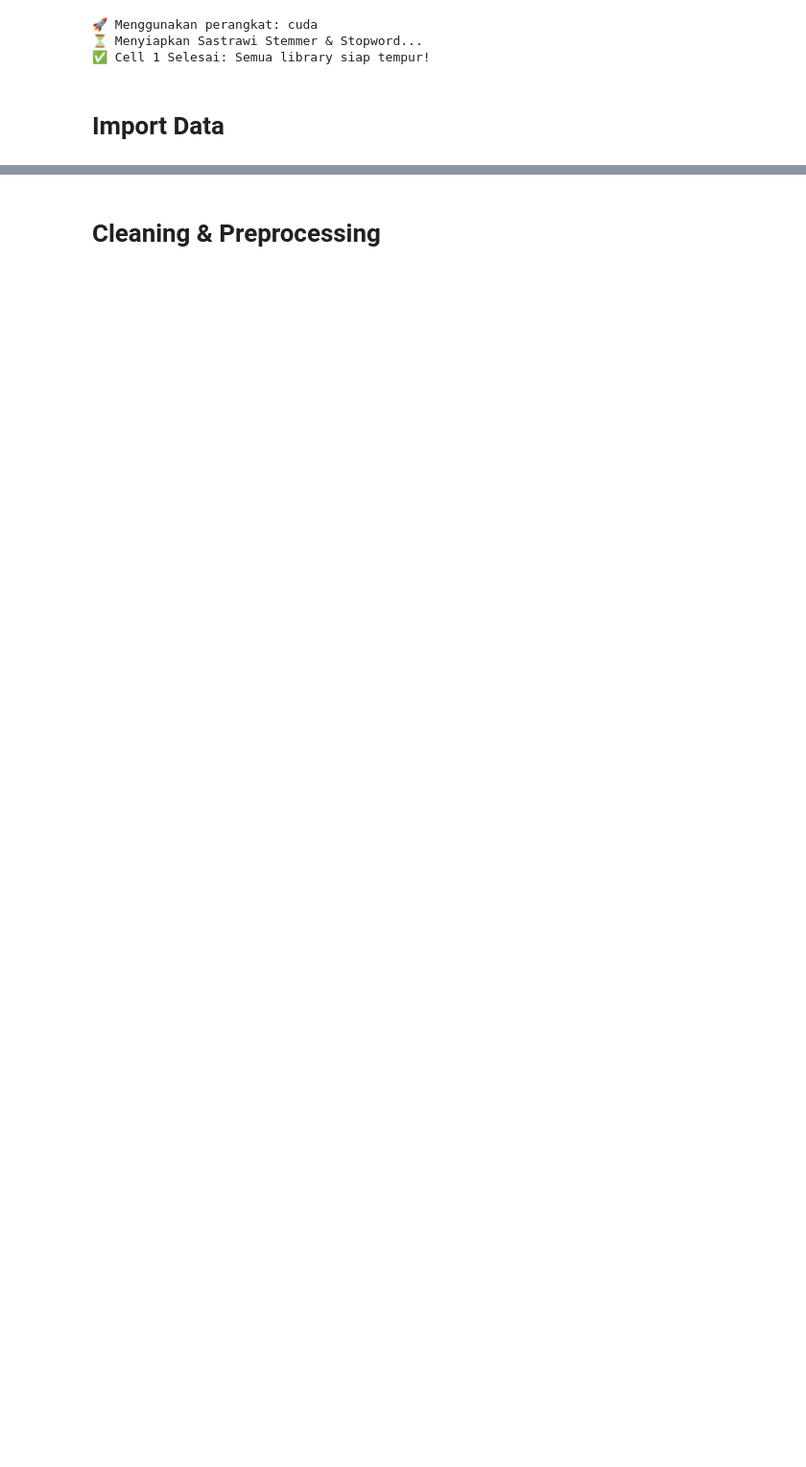
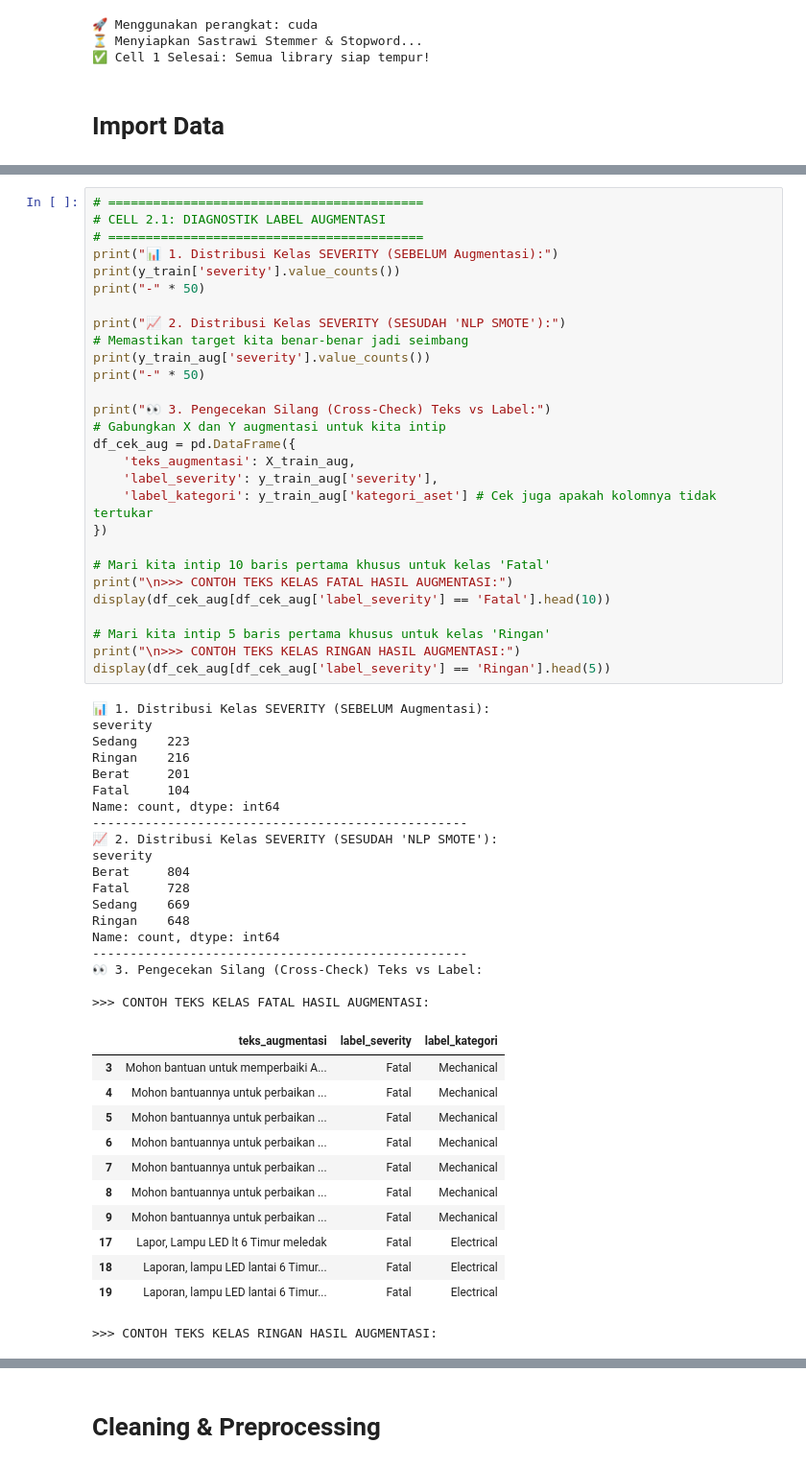
Before and after one commit to NazeeraAlthea/exigen-smart-maintenance, a Jupyter notebook: notebooks/ticketing/ticketing-tf-idf.ipynb, the cells around one changed output, grey strips where cells are left out. Shown at 96% size. Drawn from its saved outputs; the diff is of its cells as text; blank space fills up the shorter version.

```diff
--- a/notebooks/ticketing/ticketing-tf-idf.ipynb
+++ b/notebooks/ticketing/ticketing-tf-idf.ipynb
@@ -104,0 +197,60 @@ print(f"✅ Augmentasi Selesai! Data melonjak dari {len(X_clean_basic)} menjadi
+# %%
+# ==========================================
+# CELL 2.1: DIAGNOSTIK LABEL AUGMENTASI
+# ==========================================
+print("📊 1. Distribusi Kelas SEVERITY (SEBELUM Augmentasi):")
+print(y_train['severity'].value_counts())
+print("-" * 50)
+
+print("📈 2. Distribusi Kelas SEVERITY (SESUDAH 'NLP SMOTE'):")
+# Memastikan target kita benar-benar jadi seimbang
+print(y_train_aug['severity'].value_counts())
+print("-" * 50)
+
+print("👀 3. Pengecekan Silang (Cross-Check) Teks vs Label:")
+# Gabungkan X dan Y augmentasi untuk kita intip
+df_cek_aug = pd.DataFrame({
+    'teks_augmentasi': X_train_aug,
+    'label_severity': y_train_aug['severity'],
+    'label_kategori': y_train_aug['kategori_aset'] # Cek juga apakah kolomnya tidak tertukar
+})
+
+# Mari kita intip 10 baris pertama khusus untuk kelas 'Fatal'
+print("\n>>> CONTOH TEKS KELAS FATAL HASIL AUGMENTASI:")
+display(df_cek_aug[df_cek_aug['label_severity'] == 'Fatal'].head(10))
+
+# Mari kita intip 5 baris pertama khusus untuk kelas 'Ringan'
+print("\n>>> CONTOH TEKS KELAS RINGAN HASIL AUGMENTASI:")
+display(df_cek_aug[df_cek_aug['label_severity'] == 'Ringan'].head(5))
+# %% [output]
+📊 1. Distribusi Kelas SEVERITY (SEBELUM Augmentasi):
+severity
+Sedang    223
+Ringan    216
+Berat     201
+Fatal     104
+Name: count, dtype: int64
+--------------------------------------------------
+📈 2. Distribusi Kelas SEVERITY (SESUDAH 'NLP SMOTE'):
+severity
+Berat     804
+Fatal     728
+Sedang    669
+Ringan    648
+Name: count, dtype: int64
+--------------------------------------------------
+👀 3. Pengecekan Silang (Cross-Check) Teks vs Label:
+
+>>> CONTOH TEKS KELAS FATAL HASIL AUGMENTASI:
+|  | teks_augmentasi | label_severity | label_kategori |
+| 3 | Mohon bantuan untuk memperbaiki A... | Fatal | Mechanical |
+| 4 | Mohon bantuannya untuk perbaikan ... | Fatal | Mechanical |
+| 5 | Mohon bantuannya untuk perbaikan ... | Fatal | Mechanical |
+| 6 | Mohon bantuannya untuk perbaikan ... | Fatal | Mechanical |
+| 7 | Mohon bantuannya untuk perbaikan ... | Fatal | Mechanical |
+| 8 | Mohon bantuannya untuk perbaikan ... | Fatal | Mechanical |
+| 9 | Mohon bantuannya untuk perbaikan ... | Fatal | Mechanical |
+| 17 | Lapor, Lampu LED lt 6 Timur meledak | Fatal | Electrical |
+| 18 | Laporan, lampu LED lantai 6 Timur... | Fatal | Electrical |
+| 19 | Laporan, lampu LED lantai 6 Timur... | Fatal | Electrical |
+>>> CONTOH TEKS KELAS RINGAN HASIL AUGMENTASI:
```
Also changed, not shown: parts of 6 cells of this notebook, 12 other files.
